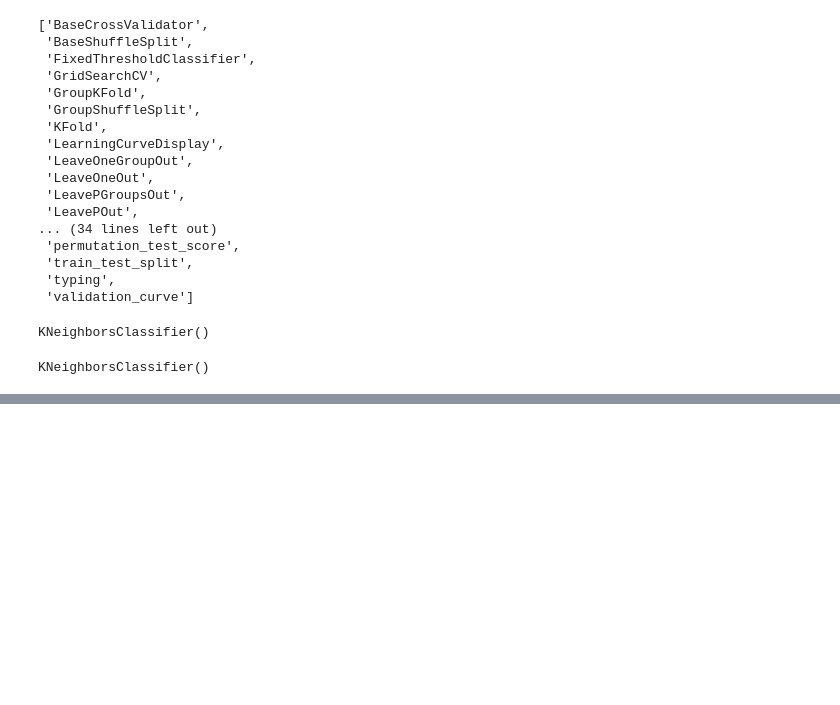
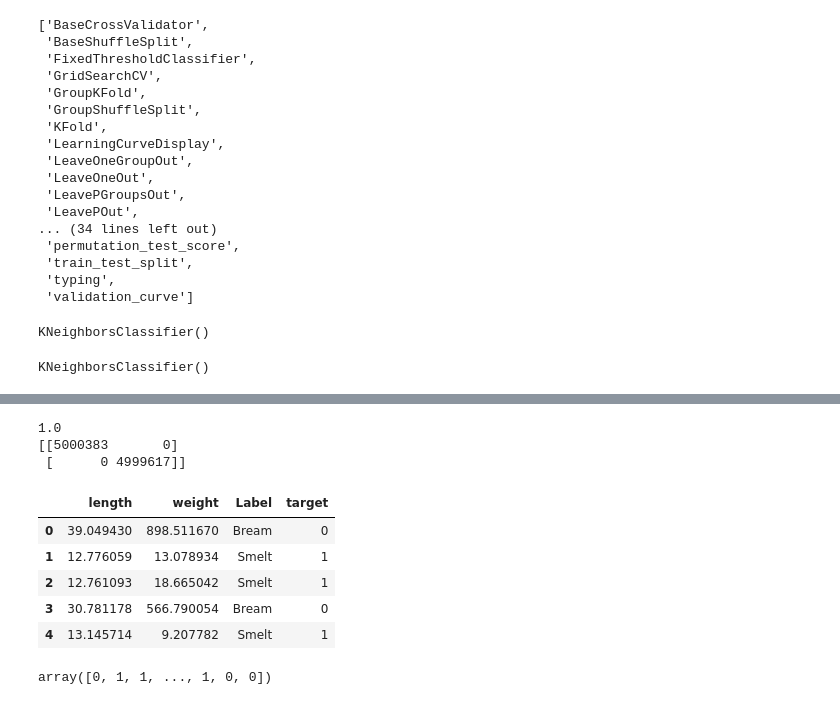
Before and after one commit to Kimwonjoon/fish_ml, a Jupyter notebook: note/fishml.ipynb, the cells around one changed output, grey strips where cells are left out. Drawn from its saved outputs; the diff is of its cells as text; code cells hidden in the pictures; blank space fills up the shorter version.

```diff
--- a/note/fishml.ipynb
+++ b/note/fishml.ipynb
@@ -95,0 +152,25 @@ NameError: name 'pickle' is not defined
+# %%
+from sklearn.metrics import f1_score
+from sklearn.metrics import confusion_matrix
+test_yy = test_y['target']
+print(f1_score(test_y, pred))
+print(confusion_matrix(test_y, pred))
+# %% [output]
+1.0
+[[5000383       0]
+ [      0 4999617]]
+# %%
+df = pd.read_parquet('~/data/fish_parquet/fish.parquet')
+# %%
+df.head()
+# %% [output]
+|  | length | weight | Label | target |
+| 0 | 39.049430 | 898.511670 | Bream | 0 |
+| 1 | 12.776059 | 13.078934 | Smelt | 1 |
+| 2 | 12.761093 | 18.665042 | Smelt | 1 |
+| 3 | 30.781178 | 566.790054 | Bream | 0 |
+| 4 | 13.145714 | 9.207782 | Smelt | 1 |
+# %%
+pred
+# %% [output]
+array([0, 1, 1, ..., 1, 0, 0])
```
Also changed, not shown: parts of 15 cells of this notebook.
